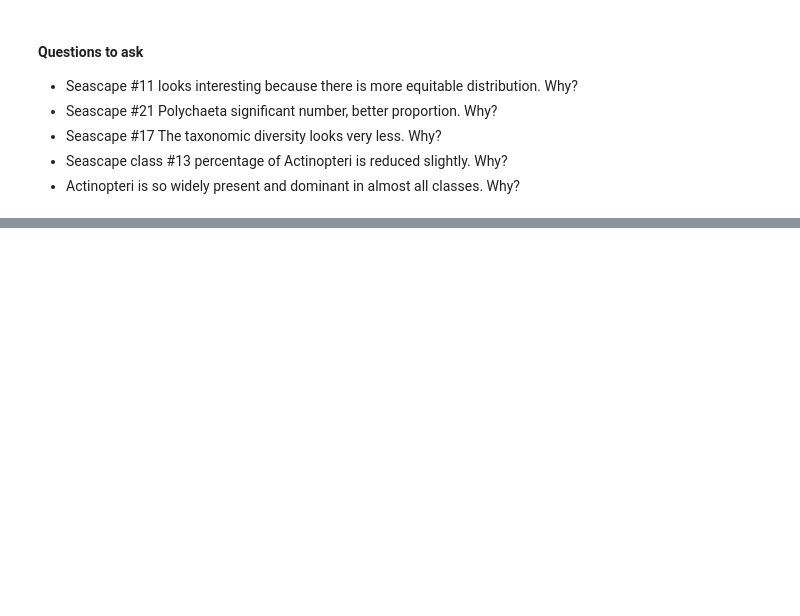
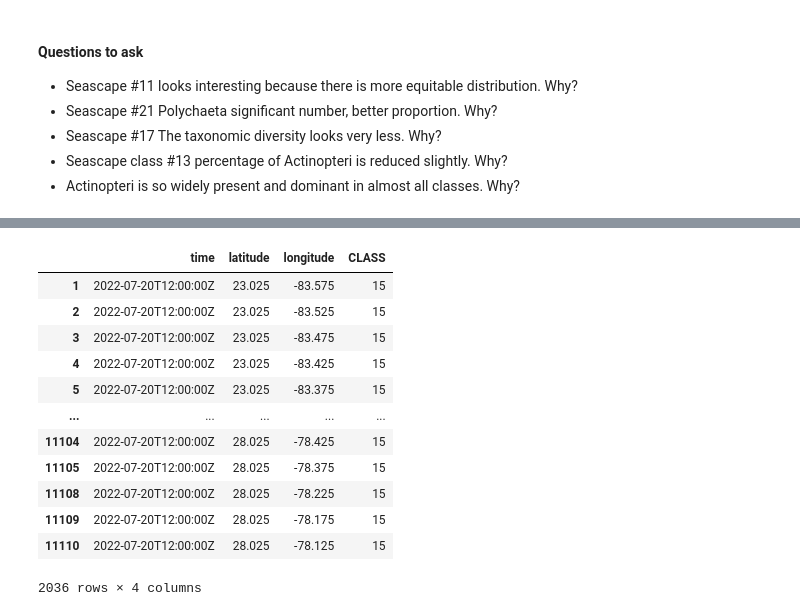
Before and after one commit to ayushanand18/obis-research, a Jupyter notebook: notebooks/characterizing-seascapes-taxanomically.ipynb, the cells around one changed output, grey strips where cells are left out. Saved outputs shown, nothing was run; the diff lists cells and outputs as text; code cells hidden in the pictures; blank space fills up the shorter version.

```diff
--- a/notebooks/characterizing-seascapes-taxanomically.ipynb
+++ b/notebooks/characterizing-seascapes-taxanomically.ipynb
@@ -476,0 +525,16 @@ We started with some questions at the beginning. We did an extensive analysis to
+# %%
+temp[temp.CLASS == 15]
+# %% [output]
+|  | time | latitude | longitude | CLASS |
+| 1 | 2022-07-20T12:00:00Z | 23.025 | -83.575 | 15 |
+| 2 | 2022-07-20T12:00:00Z | 23.025 | -83.525 | 15 |
+| 3 | 2022-07-20T12:00:00Z | 23.025 | -83.475 | 15 |
+| 4 | 2022-07-20T12:00:00Z | 23.025 | -83.425 | 15 |
+| 5 | 2022-07-20T12:00:00Z | 23.025 | -83.375 | 15 |
+| ... | ... | ... | ... | ... |
+| 11104 | 2022-07-20T12:00:00Z | 28.025 | -78.425 | 15 |
+| 11105 | 2022-07-20T12:00:00Z | 28.025 | -78.375 | 15 |
+| 11108 | 2022-07-20T12:00:00Z | 28.025 | -78.225 | 15 |
+| 11109 | 2022-07-20T12:00:00Z | 28.025 | -78.175 | 15 |
+| 11110 | 2022-07-20T12:00:00Z | 28.025 | -78.125 | 15 |
+2036 rows × 4 columns
```
Also changed, not shown: parts of 23 cells of this notebook.
